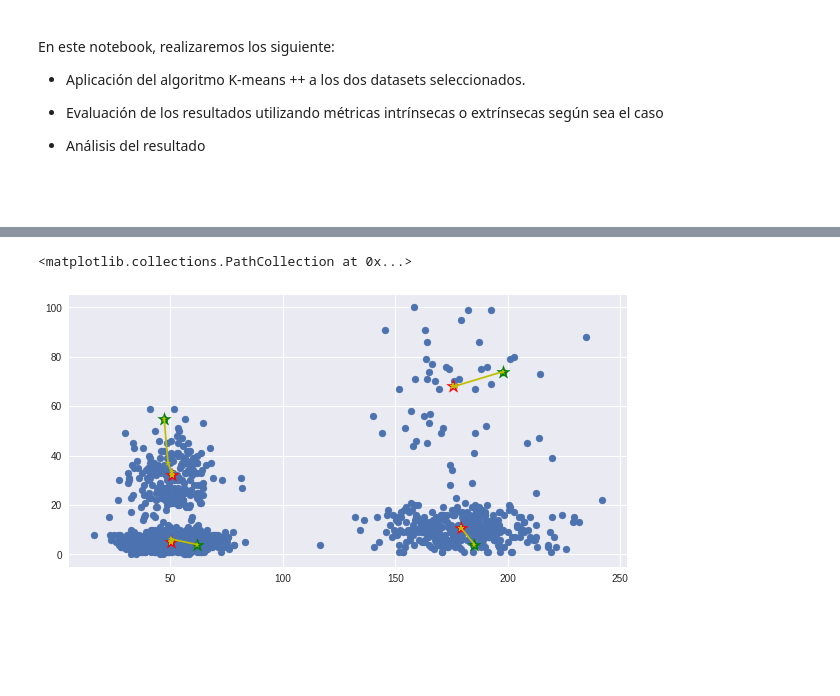
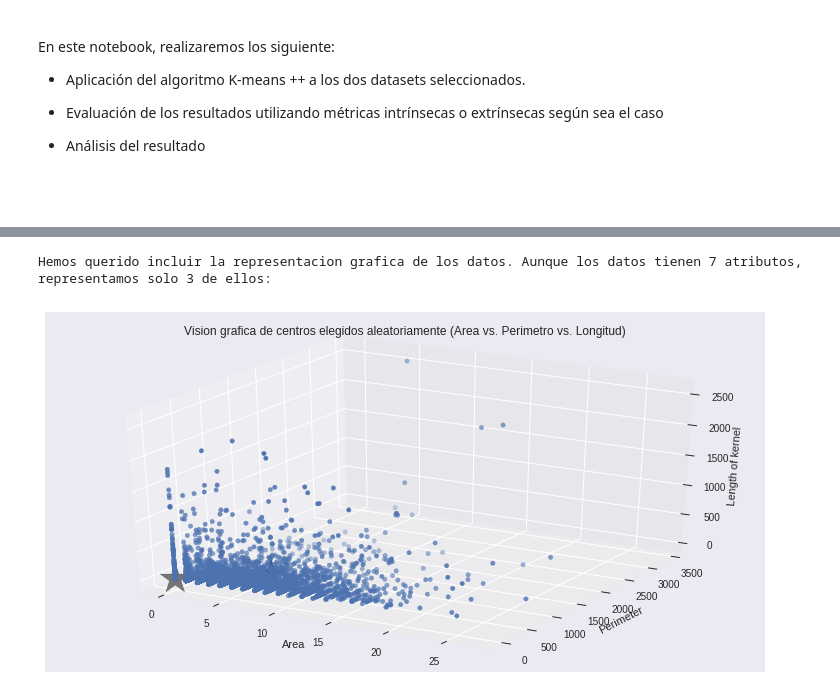
Before and after one commit to pachecoleonardo/metodosdeagrupamiento_nosupervisado, a Jupyter notebook: 01_particiones_kmeanspp.ipynb, the cells around one changed output, grey strips where cells are left out. Drawn from its saved outputs; the diff is of its cells as text; code cells hidden in the pictures; blank space fills up the shorter version.

```diff
--- a/01_particiones_kmeanspp.ipynb
+++ b/01_particiones_kmeanspp.ipynb
@@ -67,9 +354,22 @@ Una vez elegida aleatoriamente una instancia como primer centro, procedemos a mu
 # %%
+# Elegimos un número de clústeres a buscar (Sabemos que son 4)
+K = 3
+
+# Preparamos un arreglo para los centros
+cDx = np.zeros(Dx.shape[1])
+cDx.shape = (1,Dx.shape[1])
+
+icenter = np.random.randint(Dx.shape[0])
+cDx[0,:] = Dx[icenter,:]
+auxDx = np.delete(Dx, icenter, 0)
+auxDx=auxDx.astype('float64')
+
+
 for k in np.arange(K-1):
     dist_min = np.zeros(auxDx.shape[0])
     for i in np.arange(auxDx.shape[0]):
         dist_min[i] = min_distancia_euclidiana_grupo(auxDx[i,:], cDx)
-    probs = np.square(dist_min)/np.sum(np.square(dist_min))   #### TU CODIGO AQUI ####
+    probs = np.square(dist_min)/np.sum(np.square(dist_min))
     cumprobs = np.cumsum(probs)
     icenter = np.where(cumprobs >= np.random.random_sample())[0][0]
     cDx= np.append(cDx, np.matrix(auxDx[icenter,:]), axis=0)
@@ -77,10 +377,5 @@ for k in np.arange(K-1):
 
 print('Los centros iniciales elegidos aleatoriamente son:')
 print(cDx)
-print('EL VALOR A SUBIR AL CAMPUS VIRTUAL ES: ', cDx[1,0])
-
-fig, ax = plt.subplots(figsize=(10,5))
-ax.scatter(Dx[:,0],Dx[:,1])
-ax.scatter(np.array(cDx[:,0]),np.array(cDx[:,1]), marker='*', s=200, c='g')
 # %% [output]
 Los centros iniciales elegidos aleatoriamente son:
@@ -97,46 +400,74 @@ Una vez escogidos los centros, el algoritmo K-means continúa como es habitual:
 # %%
-# Definimos la distancia euclidiana de una instancia x
-# con respecto a un grupo de instancias C
-def distancia_euclidiana_grupo(x, C):
-    return np.sqrt(np.sum(np.power(C-x,2),axis=1))
+fig = plt.figure(figsize=(10,5))
+ax = Axes3D(fig)
+ax.scatter(Dx[:, 0], Dx[:, 1], Dx[:, 3])
+ax.scatter(cDx[:, 0], cDx[:, 1], cDx[:, 3], marker='*', c='#050505', s=1000)
+ax.set_xlabel("Area")
+ax.set_ylabel("Perimeter")
+ax.set_zlabel("Length of kernel")
+ax.set_title("Vision grafica de centros elegidos aleatoriamente (Area vs. Perimetro vs. Longitud)")
+
+
 
 # Preparamos el vector donde guardamos la asignación de cada elemento
 # a un clúster (1,...,K)
 Dyp = np.zeros(Dx.shape[0])
 
-fig, ax = plt.subplots(figsize=(10,5))
-ax.scatter(Dx[:,0],Dx[:,1])
-ax.scatter(np.array(cDx[:,0]),np.array(cDx[:,1]), marker='*', s=200, c='g')
+# Preparamos la representacion grafica del progreso de seleccion de los centros
+fig = plt.figure(figsize=(10,5))
+ax = Axes3D(fig)
+ax.scatter(Dx[:, 0], Dx[:, 1], Dx[:, 3], c=Dyp)
+ax.scatter(cDx[:, 0], cDx[:, 1], cDx[:, 3], marker='*', c='g', s=200)
+ax.set_xlabel("Area")
+ax.set_ylabel("Perimeter")
+ax.set_zlabel("Length of kernel")
+ax.set_title("Vision grafica del movimiento del centro (Area vs. Perimetro vs. Longitud)")
+
+
+
+Dx=Dx.astype('float64')
 
 # Flag de convergencia
 iterando = True
 
+# Iniciamos la iteracion...
 while iterando:
 
     # Vector auxiliar para guardar los centros de la iteración pasada
     # necesarios para identificar la convergencia
     cDx_ant = cDx.copy()
 
     # Buscamos el centro más cercano a cada instancia y la asignamos a ese clúster
     for i in np.arange(Dx.shape[0]):
-        pred_y = np.argmin(distancia_euclidiana_grupo(Dx[i],cDx))   #### TU CODIGO AQUI ####
+        pred_y = np.argmin(distancia_euclidiana_grupo(Dx[i],cDx))
         Dyp[i] = pred_y
 
     # Calcular los nuevos centros
     for k in range(K):
-        cDx[k,:] = Dx[Dyp==k].mean(axis=0)  #### TU CODIGO AQUI ####
+        cDx[k,:] = Dx[Dyp==k].mean(axis=0)
 
+    # Anadirlo a la grafica
     for k in np.arange(K):
-        ax.plot( [cDx_ant[k,0], cDx[k,0]],[cDx_ant[k,1], cDx[k,1]], linestyle='-', marker='*', c='y')
+        ax.plot( [cDx_ant[k,0], cDx[k,0]],[cDx_ant[k,1], cDx[k,1]],[cDx_ant[k,3], cDx[k,3]], linestyle='-', marker='*', c='y')
 
     iterando = (np.absolute(np.sum(cDx-cDx_ant)) > 0.00001)
 
-ax.scatter(np.array(cDx[:,0]),np.array(cDx[:,1]), marker='*', s=200, c='r')
+
+# Anadimos los centros finales a la grafica con diferente color
+ax.scatter(np.array(cDx[:,0]),np.array(cDx[:,1]),np.array(cDx[:,3]) ,marker='*', s=200, c='r')
+
 
 # Ver asignaciones finales
-fig, ax = plt.subplots(figsize=(10,5))
-ax.scatter(Dx[:,0],Dx[:,1], c=Dyp)
-ax.scatter(np.array(cDx[:,0]),np.array(cDx[:,1]), marker='*', s=200, c='r')
+fig = plt.figure(figsize=(10,5))
+ax = Axes3D(fig)
+ax.scatter(Dx[:, 0], Dx[:, 1], Dx[:, 3], c=Dyp)
+ax.scatter(cDx[:, 0], cDx[:, 1], cDx[:, 3], marker='*', c='#050505', s=1000)
+ax.set_xlabel("Area")
+ax.set_ylabel("Perimeter")
+ax.set_zlabel("Length of kernel")
+ax.set_title("Vision grafica los clusteres predichos (Area vs. Perimetro vs. Longitud)")
+print("Hemos querido incluir la representacion grafica de los datos. Aunque los datos tienen 7 atributos, representamos solo 3 de ellos:")
+print()
 # %% [output]
-<matplotlib.collections.PathCollection at 0x...>
+Hemos querido incluir la representacion grafica de los datos. Aunque los datos tienen 7 atributos, representamos solo 3 de ellos:
-[figure, old version]
+[figure, new version]
```
Also changed, not shown: parts of 23 cells of this notebook.
